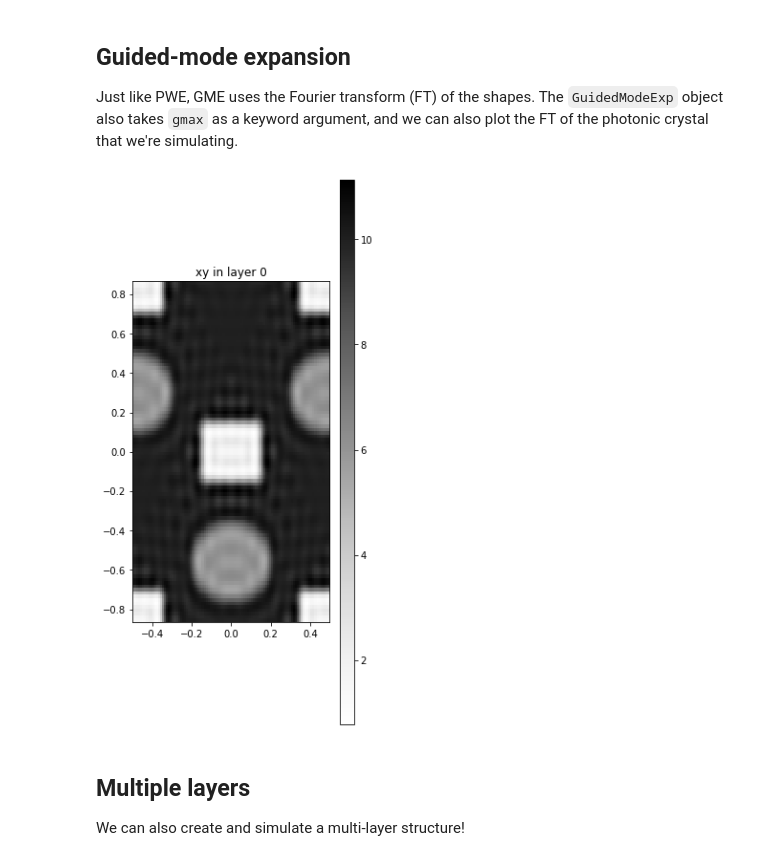
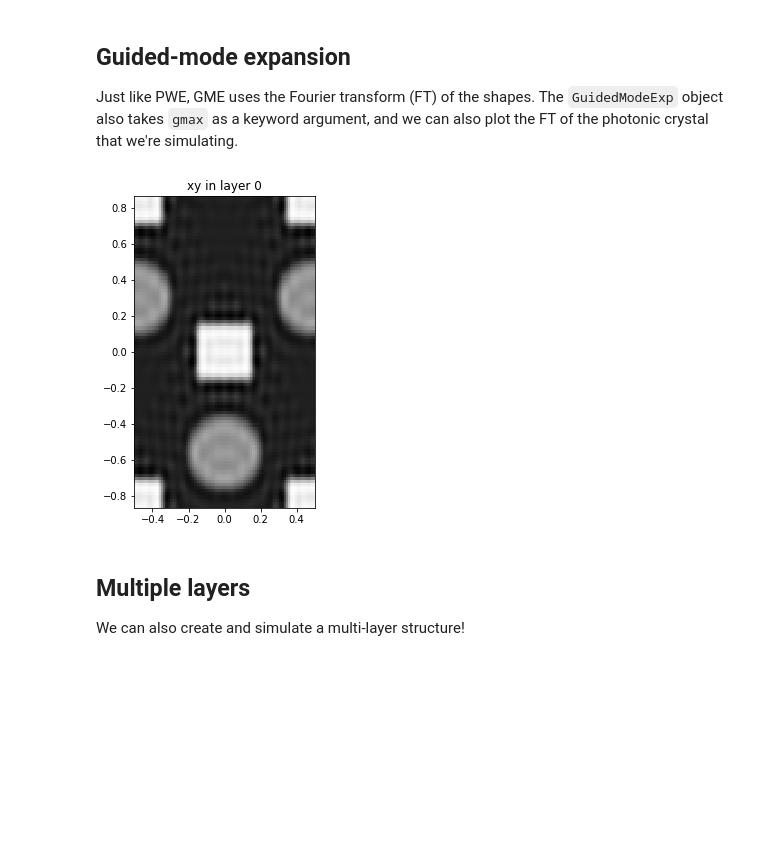
Before and after one commit to fancompute/legume, a Jupyter notebook: docs/examples/01_Shapes_layers_and_photonic_crystals.ipynb, the cells around one changed output. Saved outputs shown, nothing was run; the diff lists cells and outputs as text; code cells hidden in the pictures; blank space fills up the shorter version.

```diff
--- a/docs/examples/01_Shapes_layers_and_photonic_crystals.ipynb
+++ b/docs/examples/01_Shapes_layers_and_photonic_crystals.ipynb
@@ -91,9 +91,9 @@ legume.viz.structure(phc)
 Just like PWE, GME uses the Fourier transform (FT) of the shapes. The `GuidedModeExp` object also takes `gmax` as a keyword argument, and we can also plot the FT of the photonic crystal that we're simulating.
 # %%
 gme = legume.GuidedModeExp(phc, gmax=5)
-legume.viz.eps_ft(gme)
+legume.viz.eps_ft(gme, figsize=3., cbar=False)
 # %% [output]
-[figure, old version]
+[figure, new version]
 # %% [markdown]
 ## Multiple layers
 
```
Also changed, not shown: parts of 6 cells of this notebook, 3 other files.
